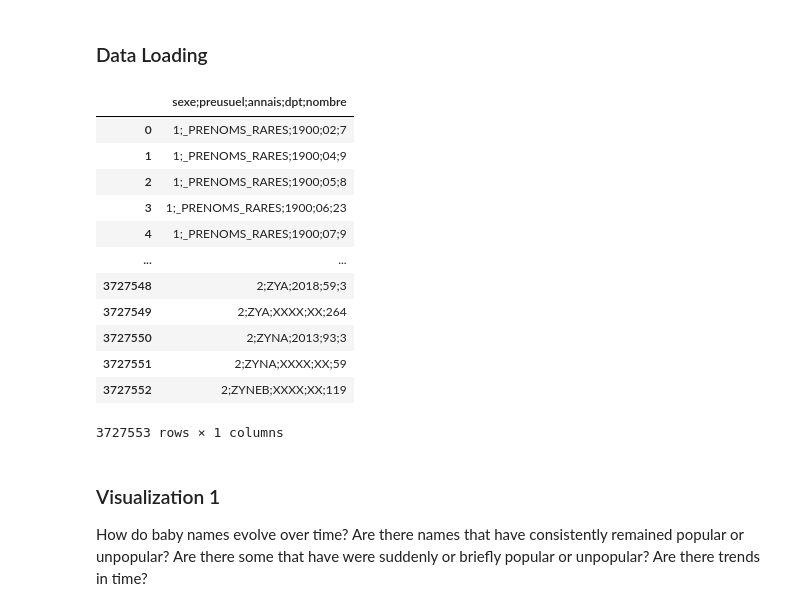
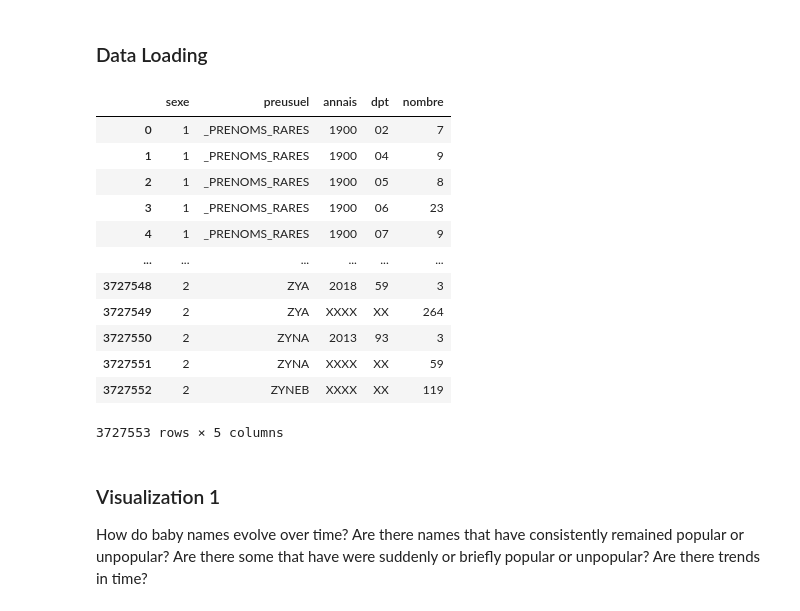
Before and after one commit to liadsantos/baby_names_visualization, a Jupyter notebook: notebook.ipynb, the cells around one changed output. Cells and saved outputs as stored; diff of their text form; code cells hidden in the pictures.

```diff
--- a/notebook.ipynb
+++ b/notebook.ipynb
@@ -19,22 +19,22 @@ DataTransformerRegistry.enable('json')
 ### Data Loading
 # %%
 # Reference to data
-baby_names = pd.read_csv('dpt2020.csv')
+baby_names = pd.read_csv('dpt2020.csv',  sep=';')
 baby_names
 # %% [output]
-|  | sexe;preusuel;annais;dpt;nombre |
-| 0 | 1;_PRENOMS_RARES;1900;02;7 |
-| 1 | 1;_PRENOMS_RARES;1900;04;9 |
-| 2 | 1;_PRENOMS_RARES;1900;05;8 |
-| 3 | 1;_PRENOMS_RARES;1900;06;23 |
-| 4 | 1;_PRENOMS_RARES;1900;07;9 |
-| ... | ... |
-| 3727548 | 2;ZYA;2018;59;3 |
-| 3727549 | 2;ZYA;XXXX;XX;264 |
-| 3727550 | 2;ZYNA;2013;93;3 |
-| 3727551 | 2;ZYNA;XXXX;XX;59 |
-| 3727552 | 2;ZYNEB;XXXX;XX;119 |
+|  | sexe | preusuel | annais | dpt | nombre |
+| 0 | 1 | _PRENOMS_RARES | 1900 | 02 | 7 |
+| 1 | 1 | _PRENOMS_RARES | 1900 | 04 | 9 |
+| 2 | 1 | _PRENOMS_RARES | 1900 | 05 | 8 |
+| 3 | 1 | _PRENOMS_RARES | 1900 | 06 | 23 |
+| 4 | 1 | _PRENOMS_RARES | 1900 | 07 | 9 |
+| ... | ... | ... | ... | ... | ... |
+| 3727548 | 2 | ZYA | 2018 | 59 | 3 |
+| 3727549 | 2 | ZYA | XXXX | XX | 264 |
+| 3727550 | 2 | ZYNA | 2013 | 93 | 3 |
+| 3727551 | 2 | ZYNA | XXXX | XX | 59 |
+| 3727552 | 2 | ZYNEB | XXXX | XX | 119 |
-3727553 rows × 1 columns
+3727553 rows × 5 columns
 # %% [markdown]
 ### Visualization 1
 
```
Also changed, not shown: parts of 6 cells of this notebook.
